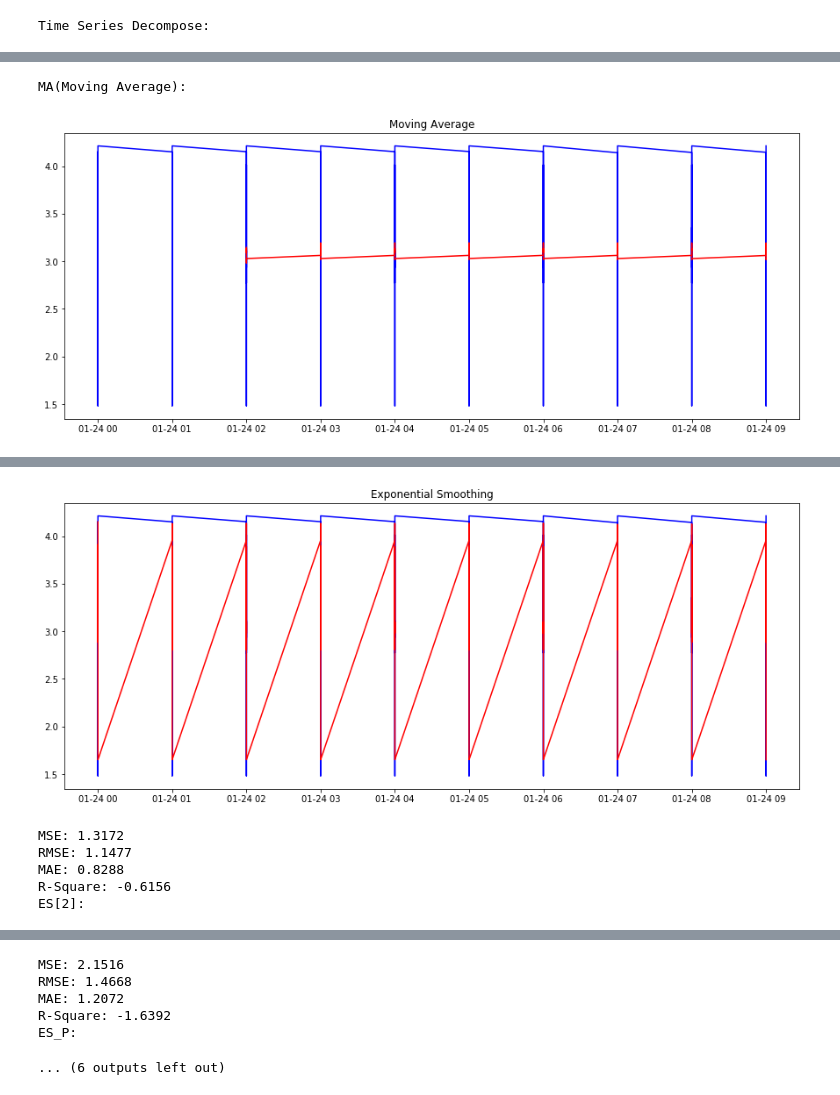
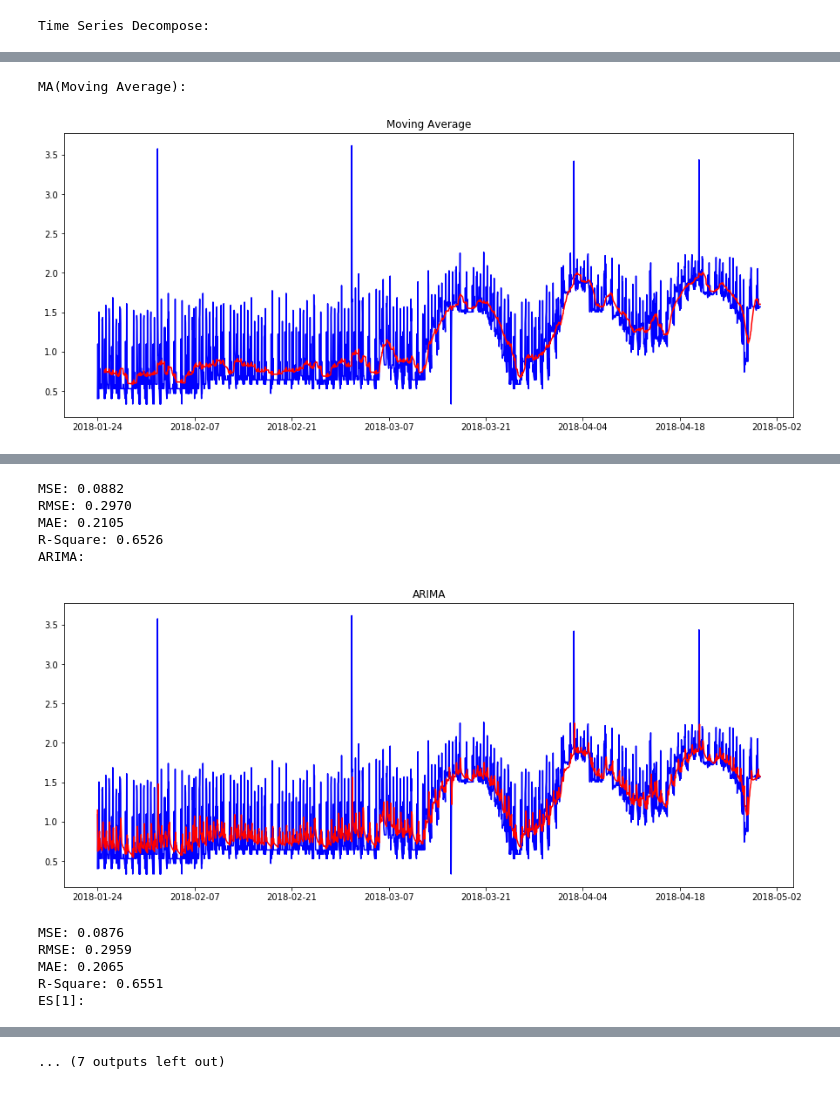
Before and after one commit to Veronica226/Cffex_Data_Analysis, a Jupyter notebook: process.ipynb, the cells around one changed output, grey strips where cells are left out. Cells and saved outputs as stored; diff of their text form; code cells hidden in the pictures.

```diff
--- a/process.ipynb
+++ b/process.ipynb
@@ -84,11 +84,15 @@ rcParams['figure.figsize'] = 15,6
 
 dateparse = lambda dates: pd.datetime.strptime(dates,'%Y%m%d%H')
 
-data = pd.read_csv(r'E:\HomeMadeSoftware\Cffex_Data_Analysis\output_data\cffex-host-info\2018_config3_hourly_disk.csv',
-                   encoding='UTF-8',parse_dates=['archour'],index_col = 'archour',date_parser=dateparse,nrows = 100)
+data = pd.read_csv(r'E:\HomeMadeSoftware\Cffex_Data_Analysis\output_data\cffex-host-info\2018_config3_hourly_cpu.csv',
+                   encoding='UTF-8',parse_dates=['archour'],index_col = 'archour',date_parser=dateparse,nrows=2200)
 
+# data = pd.read_csv(r'E:\HomeMadeSoftware\Cffex_Data_Analysis\output_data\cffex-host-info\2018_z_w1_ikey01_hourly_cpu.csv',
+#                    encoding='UTF-8',nrows=1000)
+print(data.dtypes)
 
 ts_maxvalue = data['maxvalue']
+print(type(ts_maxvalue))
 ts_maxvalue_log = np.log(ts_maxvalue)
 
 #168
@@ -181,7 +185,8 @@ def ARIMA_Pre(timeseries,order):
     results_ARIMA= model.fit(disp=-1)
     plt.plot(timeseries, color = 'blue')
     plt.plot(results_ARIMA.fittedvalues,color='red')
-    plt.title('RSS: %.4f'% sum((results_ARIMA.fittedvalues-timeseries)**2))
+#     plt.title('RSS: %.4f'% sum((results_ARIMA.fittedvalues-timeseries)**2))
+    plt.title('ARIMA')
     plt.show(block=False)
 
     return results_ARIMA.fittedvalues
@@ -278,13 +283,11 @@ MA_results = MA(ts_maxvalue_log, 24)
 nan = np.isnan(MA_results)
 MA_results[nan] = 0
 evaluate(ts_maxvalue_log, MA_results)
-print (MA_results[-10:])
-print (ts_maxvalue_log[-10:])
 
-# # ARIMA结果
-# print('ARIMA:')
-# ARIMA_results = ARIMA_Pre(ts_maxvalue_log,(1,1,1))
-# evaluate(ts_maxvalue_log, ARIMA_results)
+# ARIMA结果
+print('ARIMA:')
+ARIMA_results = ARIMA_Pre(ts_maxvalue_log,(3,0,1))
+evaluate(ts_maxvalue_log, ARIMA_results)
 
 # ES结果
 print('ES[1]:')
@@ -295,12 +298,12 @@ print('ES[2]:')
 ES2_results = ES(alpha, ES_results)
 evaluate(ts_maxvalue_log, ES2_results)
 
-# ES_P结果
-print('ES_P:')
-alpha = .70#设置alphe，即平滑系数
-beta = .60#设置beta，即趋势调整系数
-ES_P_results = ES_P(alpha,beta,ts_maxvalue_log)
-evaluate(ts_maxvalue_log, ES_P_results)
+# # ES_P结果
+# print('ES_P:')
+# alpha = .70#设置alphe，即平滑系数
+# beta = .60#设置beta，即趋势调整系数
+# ES_P_results = ES_P(alpha,beta,ts_maxvalue_log)
+# evaluate(ts_maxvalue_log, ES_P_results)
 
 # Naive结果
 print('NAIVE:')
@@ -328 +340 @@ ACF-PACF:
-Time Series Decompose:
+Time Series Decompose:
@@ -330,2 +342,2 @@ Time Series Decompose:
-MA(Moving Average):
+MA(Moving Average):
-[figure, old version]
+[figure, new version]
@@ -349,6 +344,11 @@ ES[1]:
+MSE: 0.0882
+RMSE: 0.2970
+MAE: 0.2105
+R-Square: 0.6526
+ARIMA:
-[figure, old version]
+[figure, new version]
-MSE: 1.3172
-RMSE: 1.1477
-MAE: 0.8288
-R-Square: -0.6156
-ES[2]:
+MSE: 0.0876
+RMSE: 0.2959
+MAE: 0.2065
+R-Square: 0.6551
+ES[1]:
@@ -356,9 +356,4 @@ ES[2]:
-MSE: 2.1516
-RMSE: 1.4668
-MAE: 1.2072
-R-Square: -1.6392
-ES_P:
-... (6 outputs left out)
+... (7 outputs left out)
 # %%
 import pandas as pd
 import numpy as np
```
Also changed, not shown: parts of 6 cells of this notebook, 2 other files.
